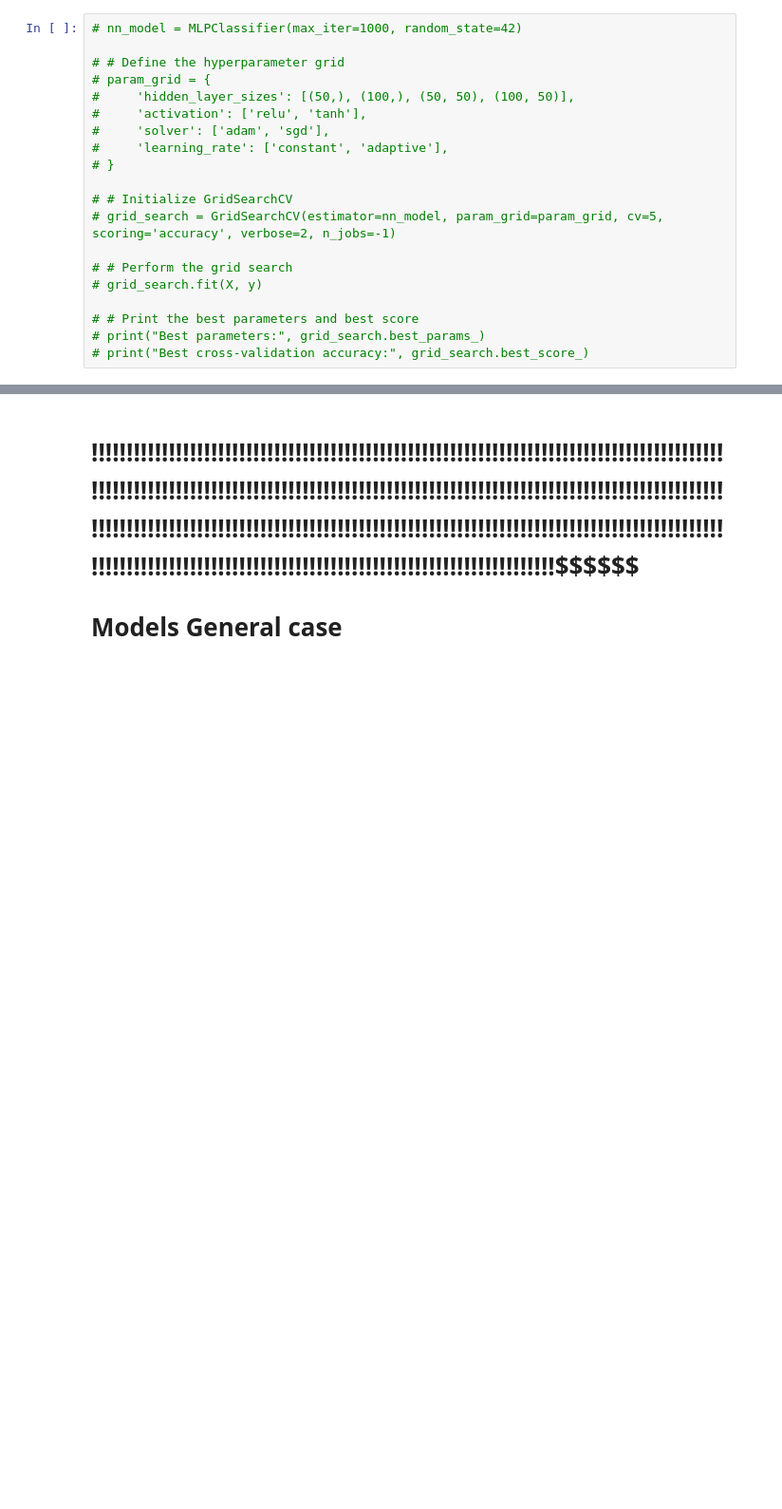
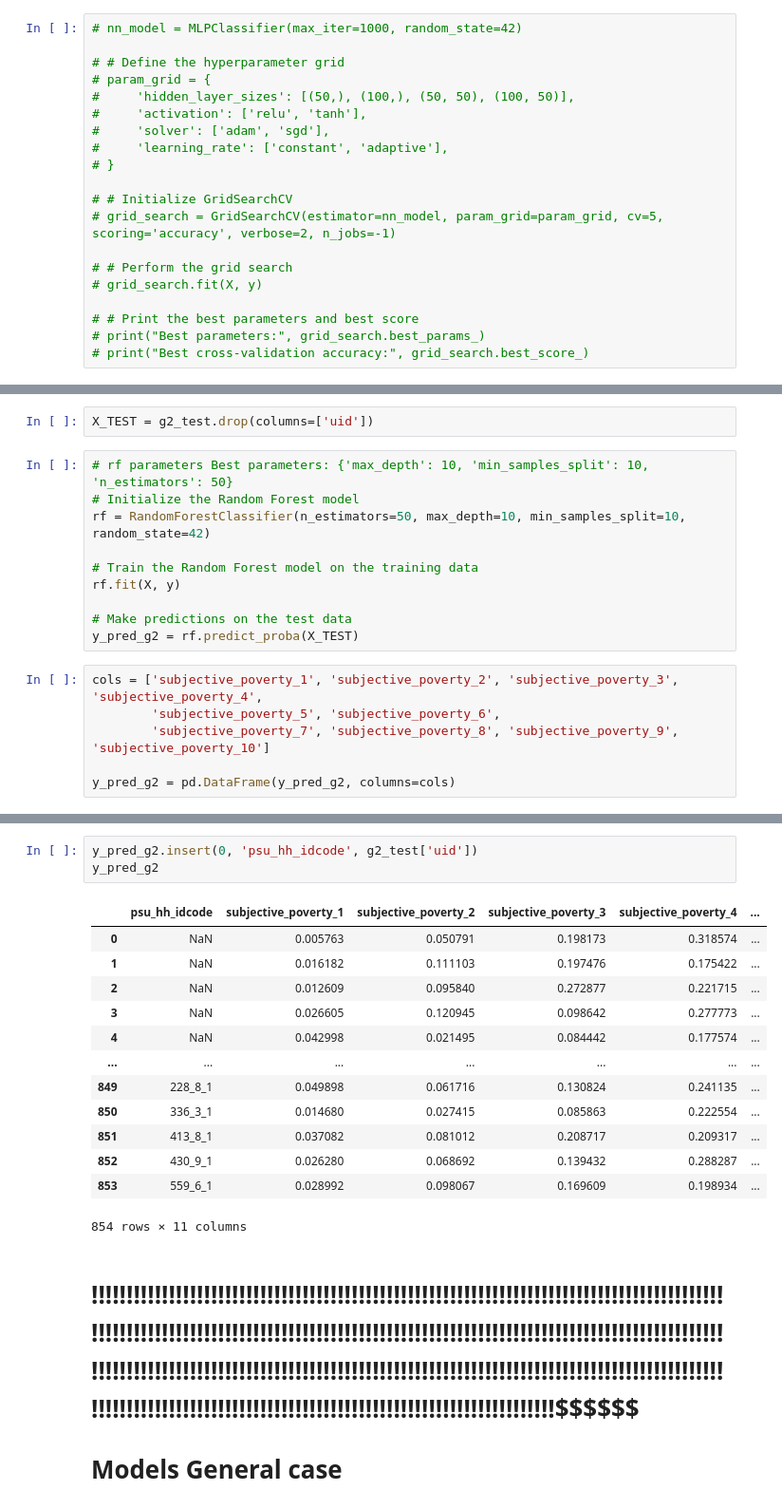
Before and after one commit to jbellogo/Classification, a Jupyter notebook: models.ipynb, the cells around one changed output, grey strips where cells are left out. Shown at 95% size. Saved outputs shown, nothing was run; the diff lists cells and outputs as text; blank space fills up the shorter version.

Commit message:
almost 2nd prediction

```diff
--- a/models.ipynb
+++ b/models.ipynb
@@ -419,0 +440,18 @@ print(f"Best cross-validation accuracy: {grid_search.best_score_:.2f}")
+# %%
+X_TEST = g2_test.drop(columns=['uid'])
+# %%
+# rf parameters Best parameters: {'max_depth': 10, 'min_samples_split': 10, 'n_estimators': 50}
+# Initialize the Random Forest model
+rf = RandomForestClassifier(n_estimators=50, max_depth=10, min_samples_split=10, random_state=42)
+
+# Train the Random Forest model on the training data
+rf.fit(X, y)
+
+# Make predictions on the test data
+y_pred_g2 = rf.predict_proba(X_TEST)
+# %%
+cols = ['subjective_poverty_1', 'subjective_poverty_2', 'subjective_poverty_3', 'subjective_poverty_4',
+        'subjective_poverty_5', 'subjective_poverty_6',
+        'subjective_poverty_7', 'subjective_poverty_8', 'subjective_poverty_9', 'subjective_poverty_10']
+
+y_pred_g2 = pd.DataFrame(y_pred_g2, columns=cols)
@@ -420,3 +490,20 @@ print(f"Best cross-validation accuracy: {grid_search.best_score_:.2f}")
+# %%
+y_pred_g2.insert(0, 'psu_hh_idcode', g2_test['uid'])
+y_pred_g2
+# %% [output]
+|  | psu_hh_idcode | subjective_poverty_1 | subjective_poverty_2 | subjective_poverty_3 | subjective_poverty_4 | ... |
+| 0 | NaN | 0.005763 | 0.050791 | 0.198173 | 0.318574 | ... |
+| 1 | NaN | 0.016182 | 0.111103 | 0.197476 | 0.175422 | ... |
+| 2 | NaN | 0.012609 | 0.095840 | 0.272877 | 0.221715 | ... |
+| 3 | NaN | 0.026605 | 0.120945 | 0.098642 | 0.277773 | ... |
+| 4 | NaN | 0.042998 | 0.021495 | 0.084442 | 0.177574 | ... |
+| ... | ... | ... | ... | ... | ... | ... |
+| 849 | 228_8_1 | 0.049898 | 0.061716 | 0.130824 | 0.241135 | ... |
+| 850 | 336_3_1 | 0.014680 | 0.027415 | 0.085863 | 0.222554 | ... |
+| 851 | 413_8_1 | 0.037082 | 0.081012 | 0.208717 | 0.209317 | ... |
+| 852 | 430_9_1 | 0.026280 | 0.068692 | 0.139432 | 0.288287 | ... |
+| 853 | 559_6_1 | 0.028992 | 0.098067 | 0.169609 | 0.198934 | ... |
+854 rows × 11 columns
 # %% [markdown]
 # !!!!!!!!!!!!!!!!!!!!!!!!!!!!!!!!!!!!!!!!!!!!!!!!!!!!!!!!!!!!!!!!!!!!!!!!!!!!!!!!!!!!!!!!!!!!!!!!!!!!!!!!!!!!!!!!!!!!!!!!!!!!!!!!!!!!!!!!!!!!!!!!!!!!!!!!!!!!!!!!!!!!!!!!!!!!!!!!!!!!!!!!!!!!!!!!!!!!!!!!!!!!!!!!!!!!!!!!!!!!!!!!!!!!!!!!!!!!!!!!!!!!!!!!!!!!!!!!!!!!!!!!!!!!!!!!!!!!!!!!!!!!!!!!!!!!!!!!!!!!!!!!!!!!!!!!!!!!!!!!!!!!!!!!!!!!!!!!$$$$$$
 # Models General case
```
Also changed, not shown: parts of 9 cells of this notebook.
